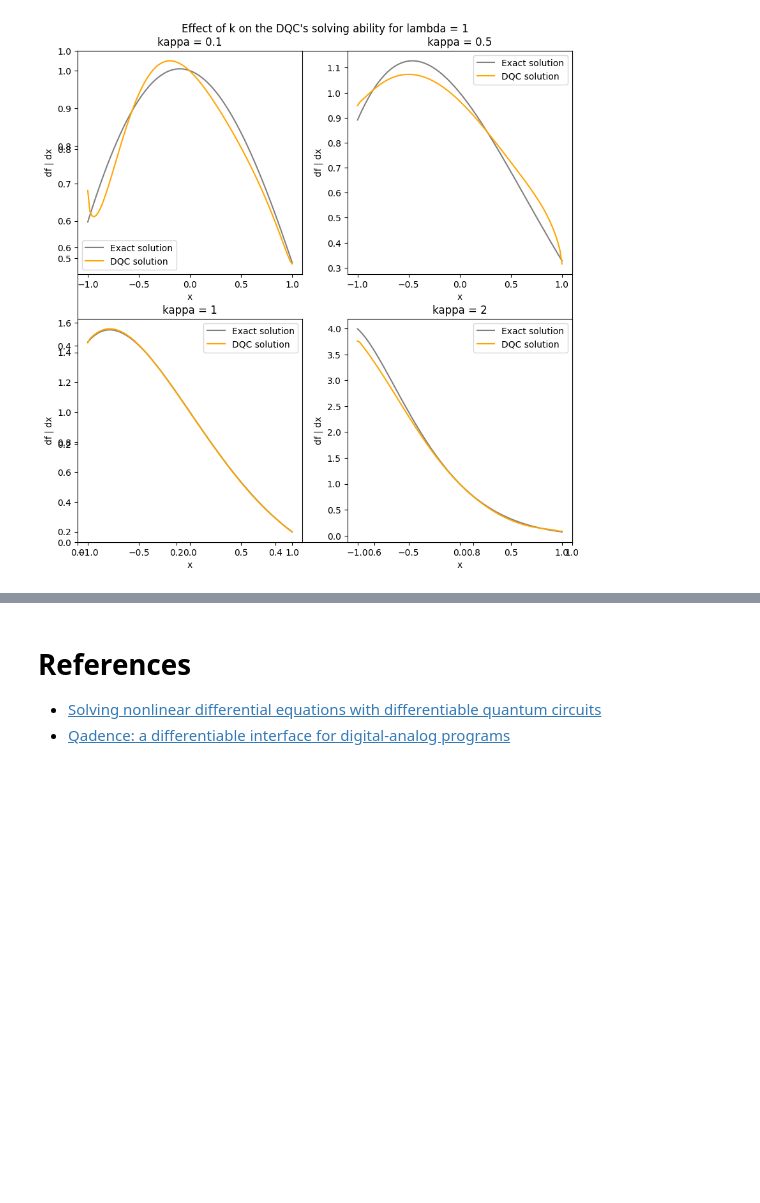
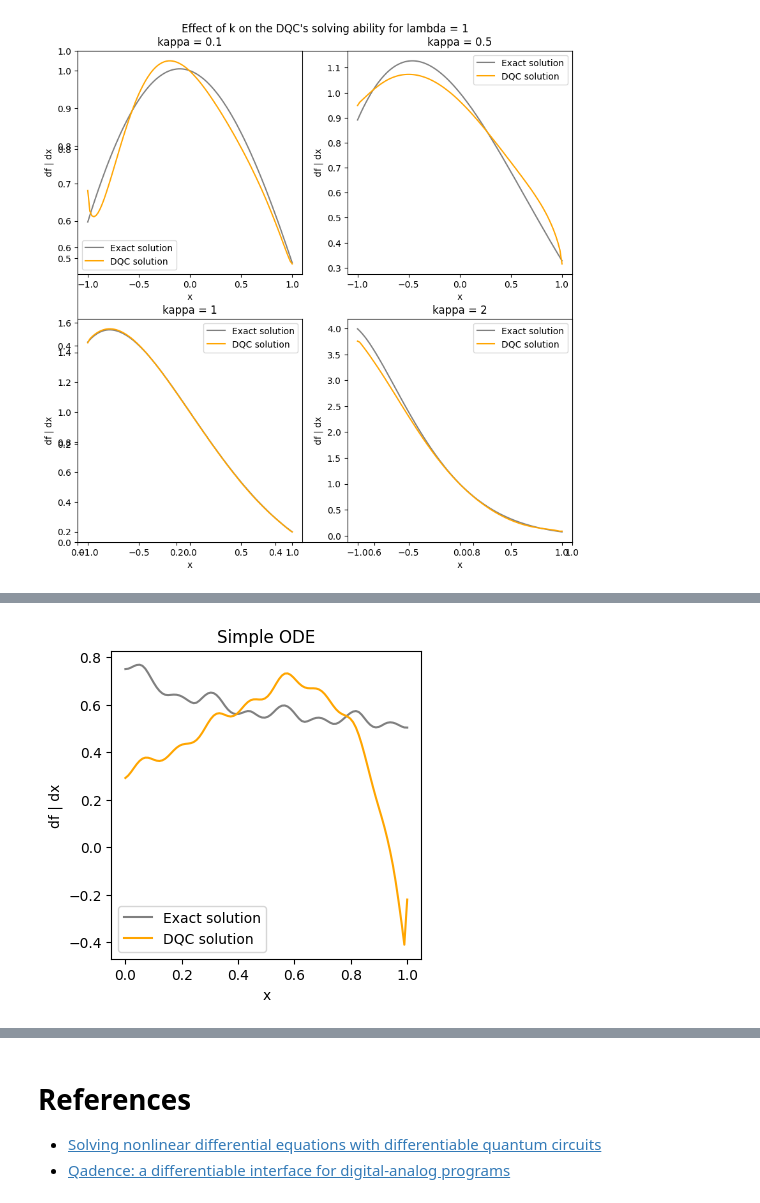
Before and after one commit to priyanshsingh1765/Quantum-Machine-Learning-CPP-2024, a Jupyter notebook: Assignment3/cpp_qml_assignment_3_22b1856.ipynb, the cells around one changed output, grey strips where cells are left out. Drawn from its saved outputs; the diff is of its cells as text; code cells hidden in the pictures; blank space fills up the shorter version.

```diff
--- a/Assignment3/cpp_qml_assignment_3_22b1856.ipynb
+++ b/Assignment3/cpp_qml_assignment_3_22b1856.ipynb
@@ -190,0 +282,2 @@ for i in range(4):
+# %%
+x_data, analytic_sol, dqc_sol, min_loss, final_loss = solve_diff_eqn_32(N_QUBITS = 10, DEPTH = 25, LEARNING_RATE = 0.01, N_POINTS = 100, fm_type = "Chebyshev", tower = True, n_iter = 200)
@@ -190,0 +302,12 @@ for i in range(4):
+# %%
+# plot
+plt.figure(figsize=(4, 4))
+plt.plot(x_data, analytic_sol.flatten(), color="gray", label="Exact solution")
+plt.plot(x_data, dqc_sol.flatten(), color="orange", label="DQC solution")
+plt.xlabel("x")
+plt.ylabel("df | dx")
+plt.title("Simple ODE")
+plt.legend()
+plt.show()
+# %% [output]
+[figure, added]
```
Also changed, not shown: parts of 9 cells of this notebook.
